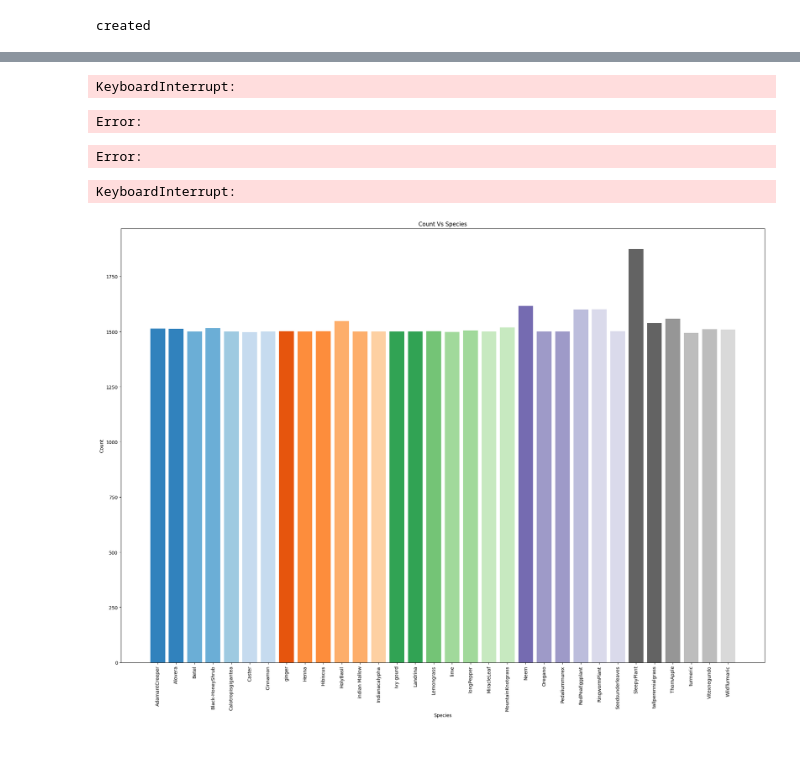
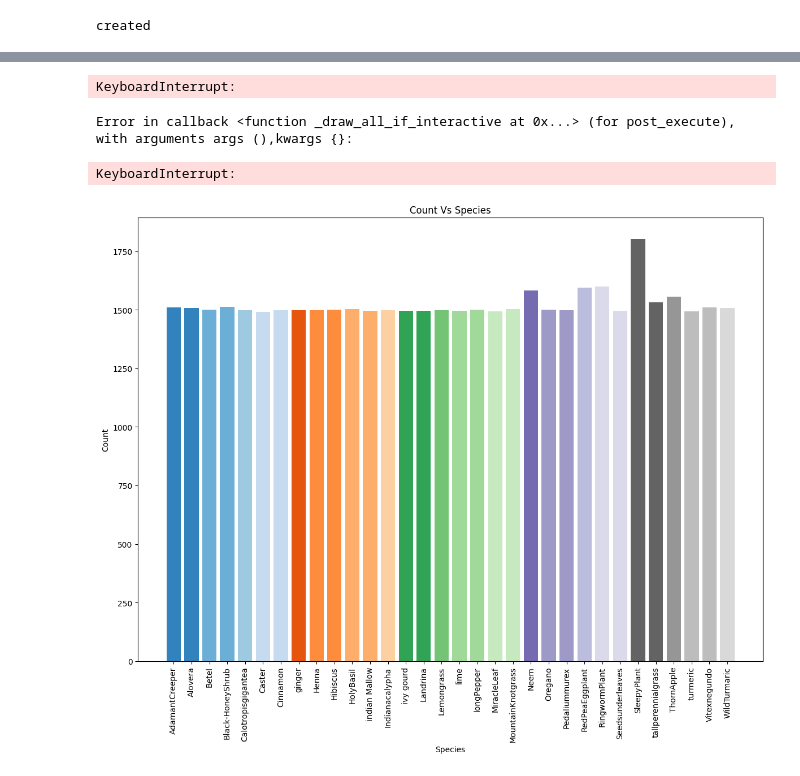
Before and after one commit to ThanuMahee12/Ayushvision-model, a Jupyter notebook: DataSet/anaysis/CollectionCsvReport.ipynb, the cells around one changed output, grey strips where cells are left out. Saved outputs shown, nothing was run; the diff lists cells and outputs as text; code cells hidden in the pictures; blank space fills up the shorter version.

```diff
--- a/DataSet/anaysis/CollectionCsvReport.ipynb
+++ b/DataSet/anaysis/CollectionCsvReport.ipynb
@@ -19,29 +19,21 @@ FileNotFoundError: [Errno 2] No such file or directory: 'C:\\\\Users\\\\Admin\\\
 plt.figure(figsize=(12, 10))  # Set the figure size (width, height) in inches
 colors = [plt.cm.tab20c(i/len(ImageDatasetFrame['Path'])) for i in range(len(ImageDatasetFrame['Path']))]
 # Plot bars
-plt.bar(ImageDatasetFrame['Path'], ImageDatasetFrame['VolumeMB'], color=colors)
+plt.bar(ImageDatasetFrame['Name'], ImageDatasetFrame['VolumeMB'], color=colors)
 
 # Customize chart
 plt.xlabel('Files')  # X-axis label
 plt.ylabel('Volume')  # Y-axis label
 plt.title('Volume Vs Imageset')  # Chart title
-plt.xticks(rotation=90)  # Rotate x-axis labels for better visibility if needed
+plt.xticks(rotation=45)  # Rotate x-axis labels for better visibility if needed
 
 # Show plot
 plt.tight_layout()  # Adjust layout for better appearance of labels
+plt.savefig(os.path.join(today_analysis_path,'imageCapacitygraph.png'))
 plt.show()
-plt.savefig(os.path.join(today_analysis_path,'imageCapacitygraph.png'))
 # %% [output]
 KeyboardInterrupt:
-Error:
+Error in callback <function _draw_all_if_interactive at 0x...> (for post_execute), with arguments args (),kwargs {}:
-Error:
+KeyboardInterrupt:
 # %%
 subfolderPaths=subfolders_path(original_dataset_dir)
-# %%
-for subfolder in subfolderPaths:
-    corropeted_images=find_corrupted_images(subfolder)
-    if len(corropeted_images)>=0:
-        with open(today_analysis_path,'faltfiles',f'{os.path.join(os.path.basename(subfolder))}', 'a') as file:
-            file.writelines(corropeted_images)
-# %% [output]
-KeyboardInterrupt:
@@ -50,22 +40,22 @@ corropeted_images
 # %%
-subfolderCounCsvDf=pd.read_csv(os.path.join(today_collection_summary_path,'reportcsv.csv'))
+subfolderCounCsvsubpartdataFrame=pd.read_csv(os.path.join(today_collection_summary_path,'reportcsv.csv'))
 # %%
-plt.figure(figsize=(20, 15))  # Set the figure size (width, height) in inches
-colors = [plt.cm.tab20c(i/len(subfolderCounCsvDf['Names'])) for i in range(len(subfolderCounCsvDf['Names']))]
+plt.figure(figsize=(12, 10))  # Set the figure size (width, height) in inches
+colors = [plt.cm.tab20c(i/len(subfolderCounCsvsubpartdataFrame['Names'])) for i in range(len(subfolderCounCsvsubpartdataFrame['Names']))]
 # Plot bars
-plt.bar(subfolderCounCsvDf['Names'], subfolderCounCsvDf['Files'], color=colors)
+plt.bar(subfolderCounCsvsubpartdataFrame['Names'], subfolderCounCsvsubpartdataFrame['Files'], color=colors)
 
 # Customize chart
 plt.xlabel('Species')  # X-axis label
 plt.ylabel('Count')  # Y-axis label
 plt.title('Count Vs Species')  # Chart title
 plt.xticks(rotation=90)  # Rotate x-axis labels for better visibility if needed
 
 # Show plot
 plt.tight_layout()  # Adjust layout for better appearance of labels
 plt.savefig(os.path.join(today_analysis_path,'SpeciesCount.png'))
 plt.show()
 # %% [output]
-[figure, old version]
+[figure, new version]
 # %%
 plt.figure(figsize=(12, 10))  # Set the figure size (width, height) in inches
```
Also changed, not shown: parts of 7 cells of this notebook, 6 other files.
